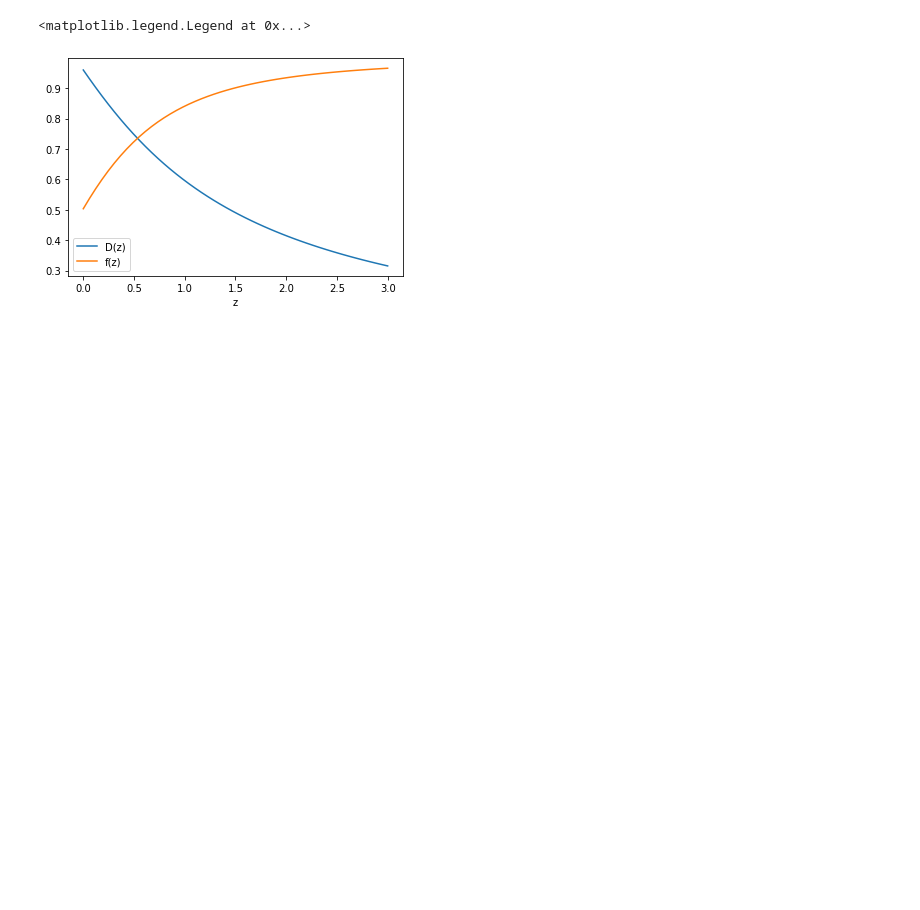
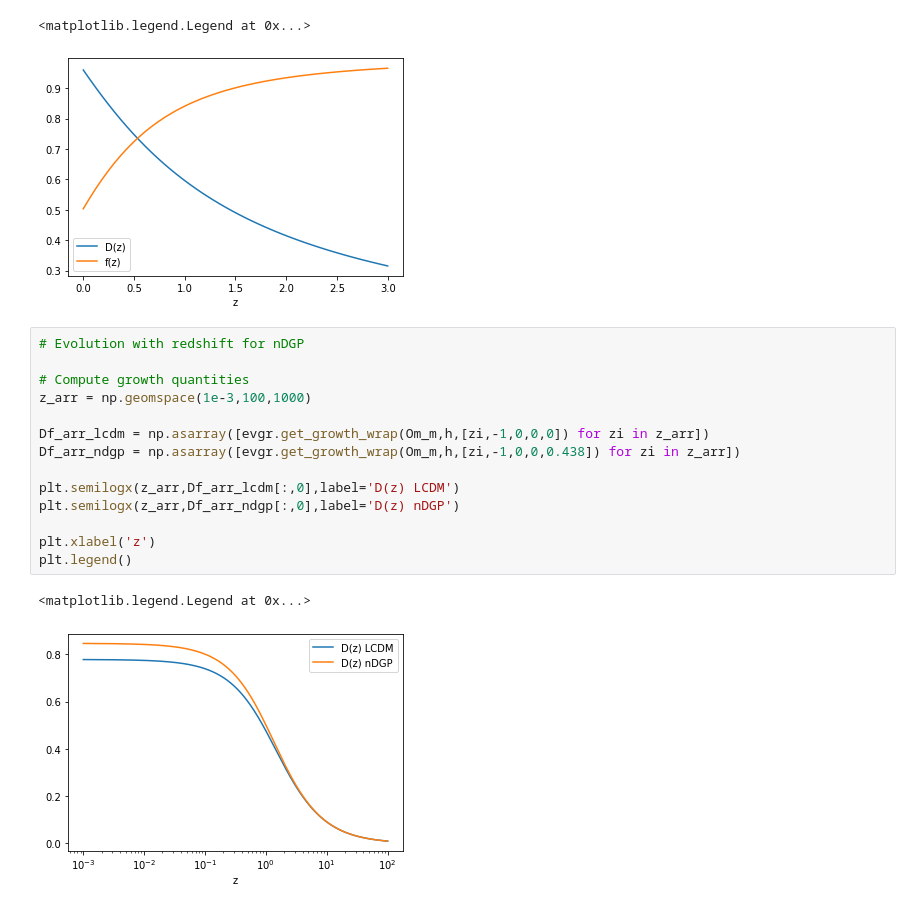
Before and after one commit to PedroCarrilho/evogrowthpy, a Jupyter notebook: evogrowthpy_test.ipynb, the cells around one changed output. Cells and saved outputs as stored; diff of their text form; blank space fills up the shorter version.

Commit message:
Added nDGP parameter to the evolution equation

```diff
--- a/evogrowthpy_test.ipynb
+++ b/evogrowthpy_test.ipynb
@@ -66,3 +66,20 @@ plt.legend()
 # %% [output]
 <matplotlib.legend.Legend at 0x...>
 [figure]
+# %%
+# Evolution with redshift for nDGP
+
+# Compute growth quantities
+z_arr = np.geomspace(1e-3,100,1000)
+
+Df_arr_lcdm = np.asarray([evgr.get_growth_wrap(Om_m,h,[zi,-1,0,0,0]) for zi in z_arr])
+Df_arr_ndgp = np.asarray([evgr.get_growth_wrap(Om_m,h,[zi,-1,0,0,0.438]) for zi in z_arr])
+
+plt.semilogx(z_arr,Df_arr_lcdm[:,0],label='D(z) LCDM')
+plt.semilogx(z_arr,Df_arr_ndgp[:,0],label='D(z) nDGP')
+
+plt.xlabel('z')
+plt.legend()
+# %% [output]
+<matplotlib.legend.Legend at 0x...>
+[figure, added]
```
Also changed, not shown: parts of 3 cells of this notebook, 4 other files.
